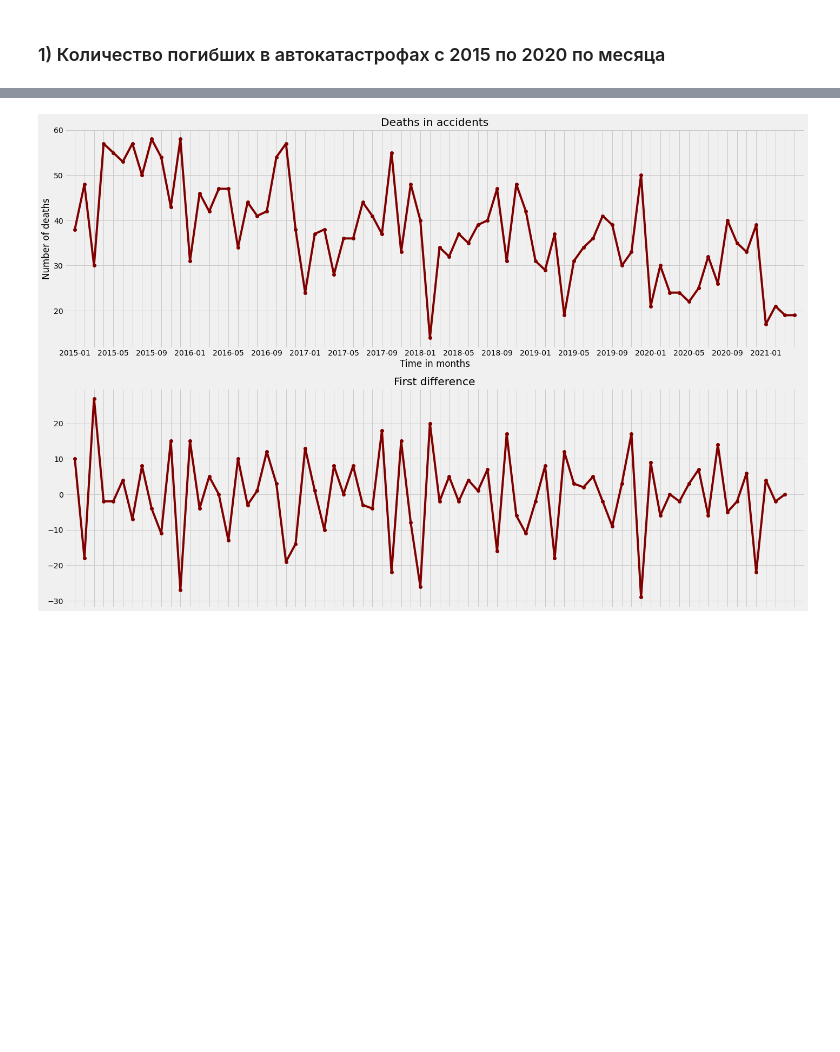
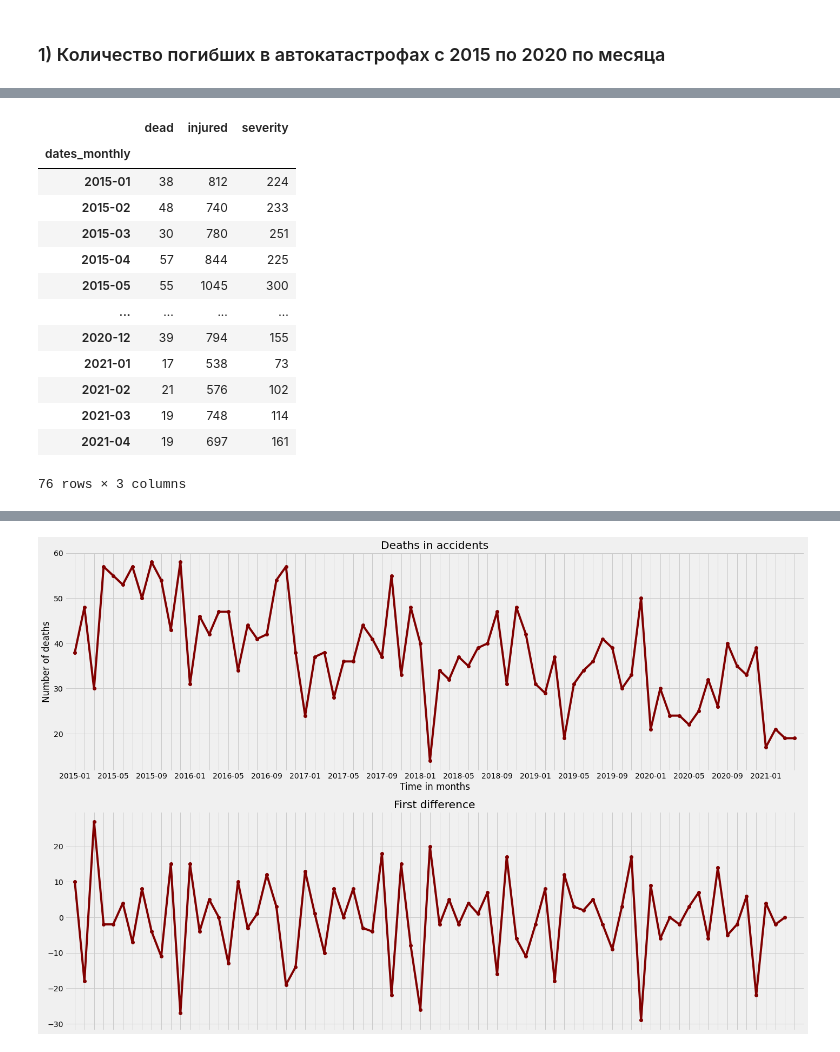
Before and after one commit to isdevnull/cw3, a Jupyter notebook: ts_analysis.ipynb, the cells around one changed output, grey strips where cells are left out. Drawn from its saved outputs; the diff is of its cells as text; code cells hidden in the pictures; blank space fills up the shorter version.

```diff
--- a/ts_analysis.ipynb
+++ b/ts_analysis.ipynb
@@ -34,3 +51,20 @@ gb = df1.groupby('dates_monthly').sum()
 
 months = set([*map(lambda x: x.split()[0][:7], data['date'])])
 labels_m = [dt if i % 4 == 0 else '' for i, dt in enumerate(sorted(list(months)))]
+# %%
+gb
+# %% [output]
+|  | dead | injured | severity |
+| dates_monthly |  |  |  |
+| 2015-01 | 38 | 812 | 224 |
+| 2015-02 | 48 | 740 | 233 |
+| 2015-03 | 30 | 780 | 251 |
+| 2015-04 | 57 | 844 | 225 |
+| 2015-05 | 55 | 1045 | 300 |
+| ... | ... | ... | ... |
+| 2020-12 | 39 | 794 | 155 |
+| 2021-01 | 17 | 538 | 73 |
+| 2021-02 | 21 | 576 | 102 |
+| 2021-03 | 19 | 748 | 114 |
+| 2021-04 | 19 | 697 | 161 |
+76 rows × 3 columns
```
Also changed, not shown: parts of 5 cells of this notebook, 1 other file.
